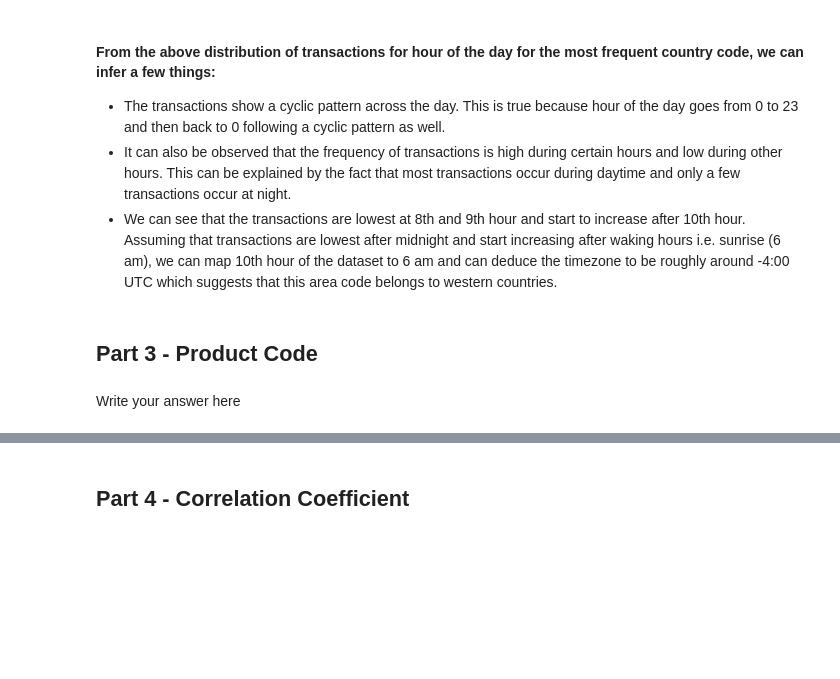
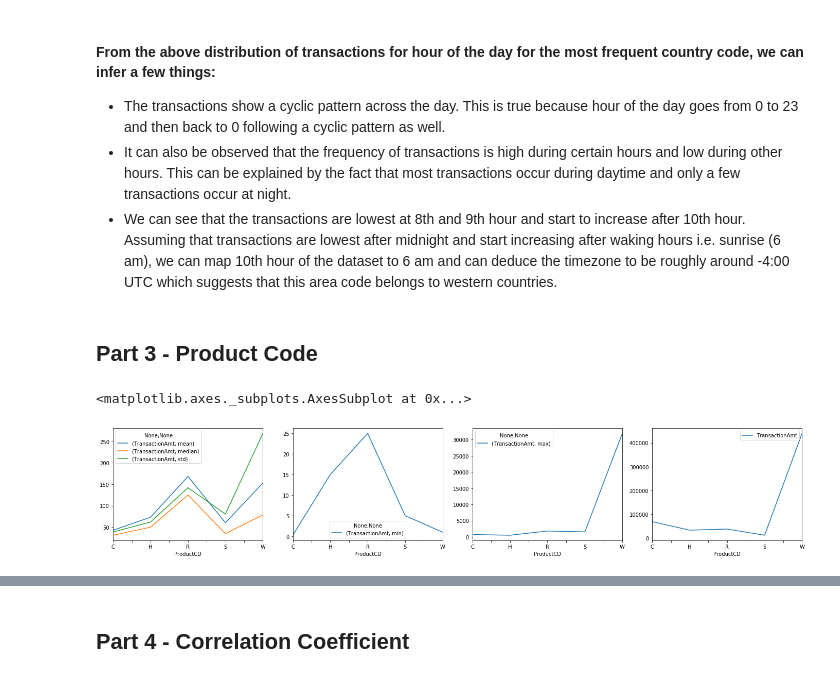
Before and after one commit to rmodi6/ieee-cis-fraud-detection, a Jupyter notebook: cse519_hw2_modi_ruchit_112685342.ipynb, the cells around one changed output, grey strips where cells are left out. Saved outputs shown, nothing was run; the diff lists cells and outputs as text; code cells hidden in the pictures; blank space fills up the shorter version.

```diff
--- a/cse519_hw2_modi_ruchit_112685342.ipynb
+++ b/cse519_hw2_modi_ruchit_112685342.ipynb
@@ -153,2 +159,12 @@ Text(0, 0.5, 'Number of Transactions')
-# %% [markdown]
-Write your answer here
+# %%
+# Plotting the mean, median, std, min, max, count of transaction amount for each Product code
+
+fig, axes = plt.subplots(1, 4, figsize=(24, 4))
+
+trainset[['ProductCD', 'TransactionAmt']].groupby(['ProductCD']).agg([np.mean, np.median, np.std]).plot(ax=axes[0])
+trainset[['ProductCD', 'TransactionAmt']].groupby(['ProductCD']).agg([min]).plot(ax=axes[1])
+trainset[['ProductCD', 'TransactionAmt']].groupby(['ProductCD']).agg([max]).plot(ax=axes[2])
+trainset[['ProductCD', 'TransactionAmt']].groupby(['ProductCD']).count().plot(ax=axes[3])
+# %% [output]
+<matplotlib.axes._subplots.AxesSubplot at 0x...>
+[figure, added]
```
Also changed, not shown: parts of 54 cells of this notebook, 1 other file.
